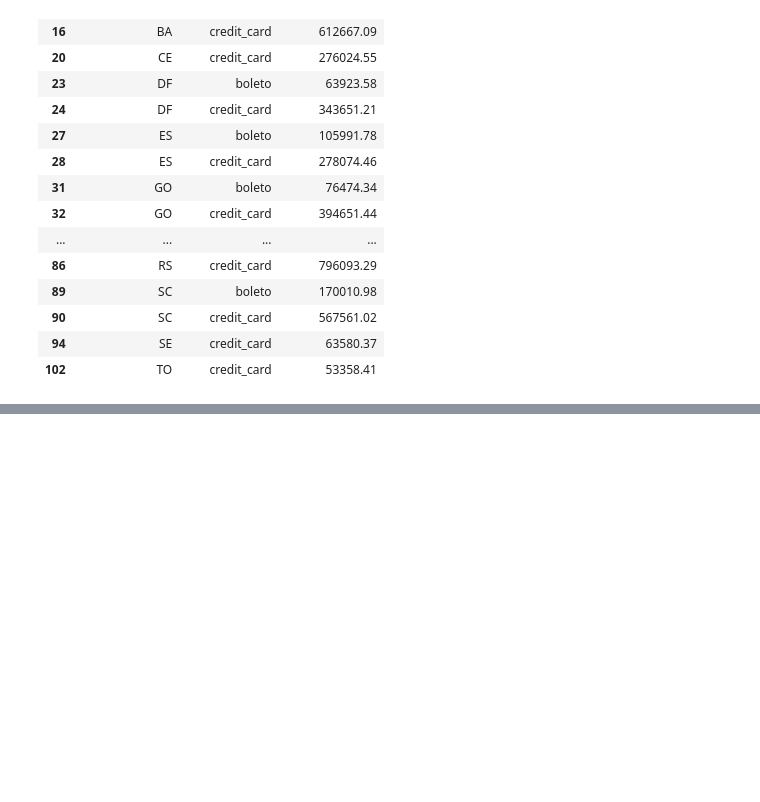
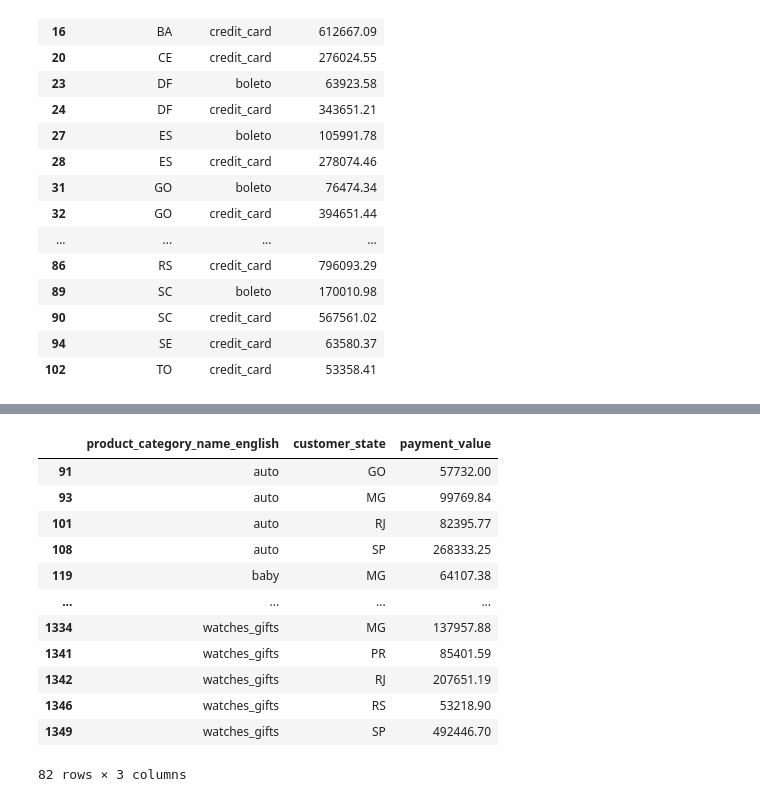
Before and after one commit to nikel4610/Deeplearning_more, a Jupyter notebook: datawithsql/0817/mini.ipynb, the cells around one changed output, grey strips where cells are left out. Saved outputs shown, nothing was run; the diff lists cells and outputs as text; code cells hidden in the pictures; blank space fills up the shorter version.

```diff
--- a/datawithsql/0817/mini.ipynb
+++ b/datawithsql/0817/mini.ipynb
@@ -269,0 +327,19 @@ products_state_payment_value.iplot(kind = 'heatmap', x = 'customer_state', y = '
+# %%
+products_category = products_category[products_category['payment_value'] > 50000]
+products_category
+
+# 50000헤알은 한국돈으로 1200만원 이상
+# %% [output]
+|  | product_category_name_english | customer_state | payment_value |
+| 91 | auto | GO | 57732.00 |
+| 93 | auto | MG | 99769.84 |
+| 101 | auto | RJ | 82395.77 |
+| 108 | auto | SP | 268333.25 |
+| 119 | baby | MG | 64107.38 |
+| ... | ... | ... | ... |
+| 1334 | watches_gifts | MG | 137957.88 |
+| 1341 | watches_gifts | PR | 85401.59 |
+| 1342 | watches_gifts | RJ | 207651.19 |
+| 1346 | watches_gifts | RS | 53218.90 |
+| 1349 | watches_gifts | SP | 492446.70 |
+82 rows × 3 columns
```
Also changed, not shown: parts of 4 cells of this notebook.
